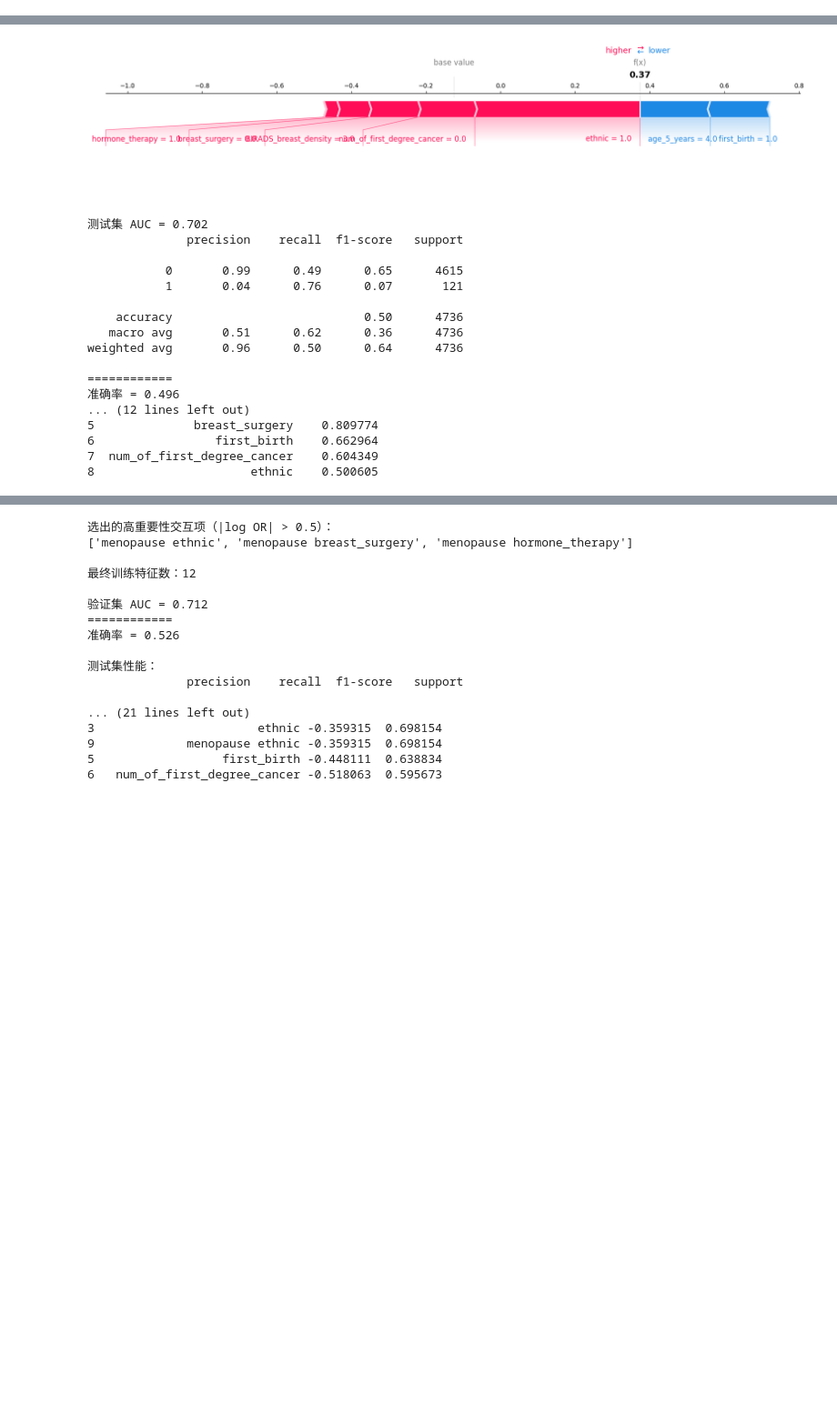
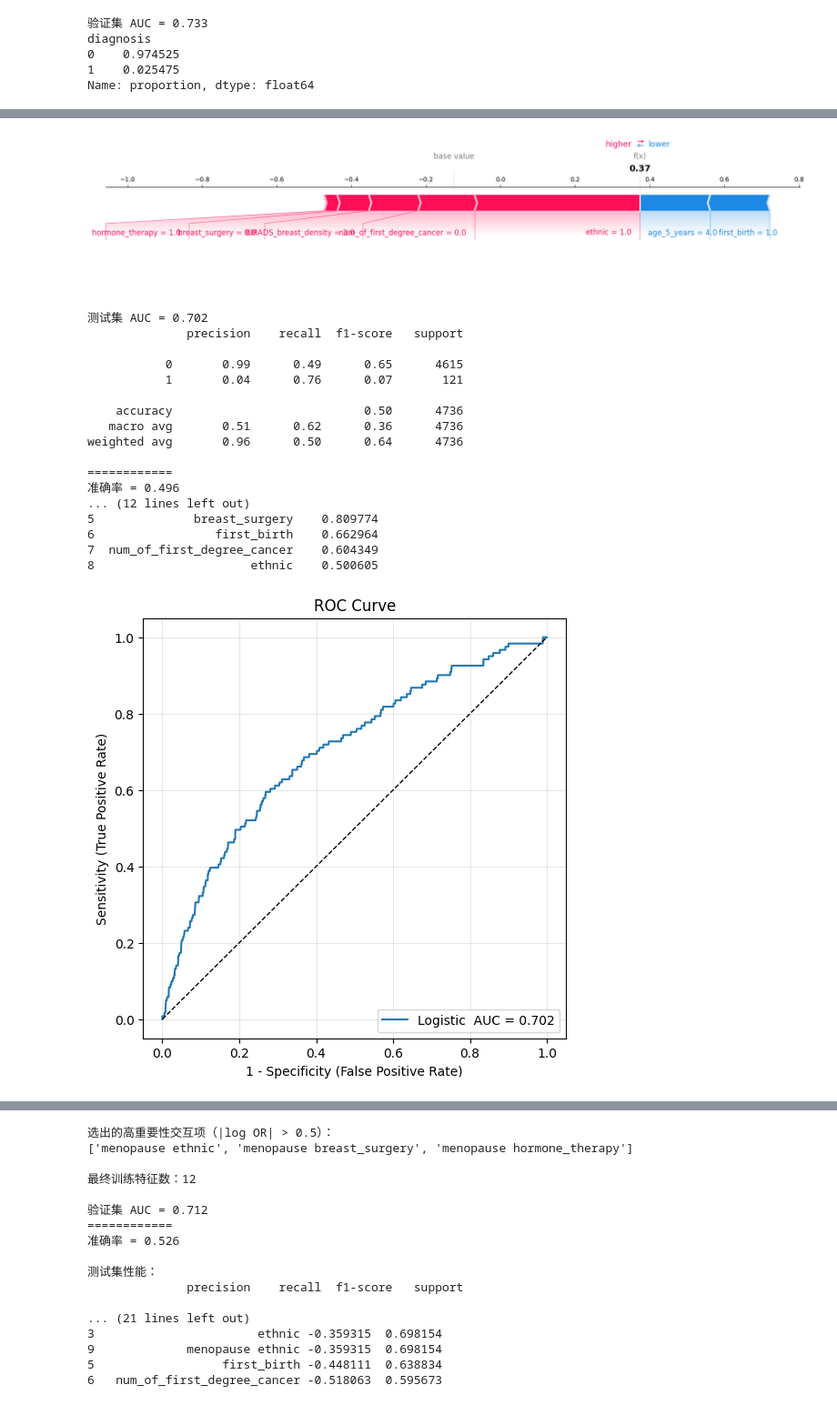
Before and after one commit to HMS-Cleveland/Questionary_logist, a Jupyter notebook: Untitled2.ipynb, the cells around one changed output, grey strips where cells are left out. Shown at 91% size. Drawn from its saved outputs; the diff is of its cells as text; code cells hidden in the pictures; blank space fills up the shorter version.

```diff
--- a/Untitled2.ipynb
+++ b/Untitled2.ipynb
@@ -195,4 +195,22 @@ coef_df = pd.DataFrame({
 
 print("\n【风险因素OR值排名】")
 print(coef_df.head(10))
+
+# ========= 12. 绘制 ROC 曲线 =========
+import matplotlib.pyplot as plt
+from sklearn.metrics import roc_curve, auc
+
+# 1) 逻辑回归 ROC
+fpr_lr, tpr_lr, _ = roc_curve(y_test, test_prob)
+roc_auc_lr = auc(fpr_lr, tpr_lr)
+
+plt.figure(figsize=(6, 6))
+plt.plot(fpr_lr, tpr_lr, label=f'Logistic  AUC = {roc_auc_lr:.3f}')
+plt.plot([0, 1], [0, 1], 'k--', lw=1)
+plt.xlabel('1 - Specificity (False Positive Rate)')
+plt.ylabel('Sensitivity (True Positive Rate)')
+plt.title('ROC Curve')
+plt.legend(loc='lower right')
+plt.grid(alpha=0.3)
+plt.show()
 # %% [output]
@@ -216,23 +234,29 @@ Name: proportion, dtype: float64
+验证集 AUC = 0.733
+diagnosis
+0    0.974525
+1    0.025475
+Name: proportion, dtype: float64
 [figure]
 [figure]
 [figure]
-测试集 AUC = 0.702
-              precision    recall  f1-score   support
-
-           0       0.99      0.49      0.65      4615
-           1       0.04      0.76      0.07       121
-
-    accuracy                           0.50      4736
-   macro avg       0.51      0.62      0.36      4736
-weighted avg       0.96      0.50      0.64      4736
-
-============
-准确率 = 0.496
-... (12 lines left out)
-5              breast_surgery    0.809774
-6                 first_birth    0.662964
-7  num_of_first_degree_cancer    0.604349
-8                      ethnic    0.500605
+测试集 AUC = 0.702
+              precision    recall  f1-score   support
+
+           0       0.99      0.49      0.65      4615
+           1       0.04      0.76      0.07       121
+
+    accuracy                           0.50      4736
+   macro avg       0.51      0.62      0.36      4736
+weighted avg       0.96      0.50      0.64      4736
+
+============
+准确率 = 0.496
+... (12 lines left out)
+5              breast_surgery    0.809774
+6                 first_birth    0.662964
+7  num_of_first_degree_cancer    0.604349
+8                      ethnic    0.500605
+[figure, added]
 # %%
 import pandas as pd
 import numpy as np
```
Also changed, not shown: parts of 2 cells of this notebook.
